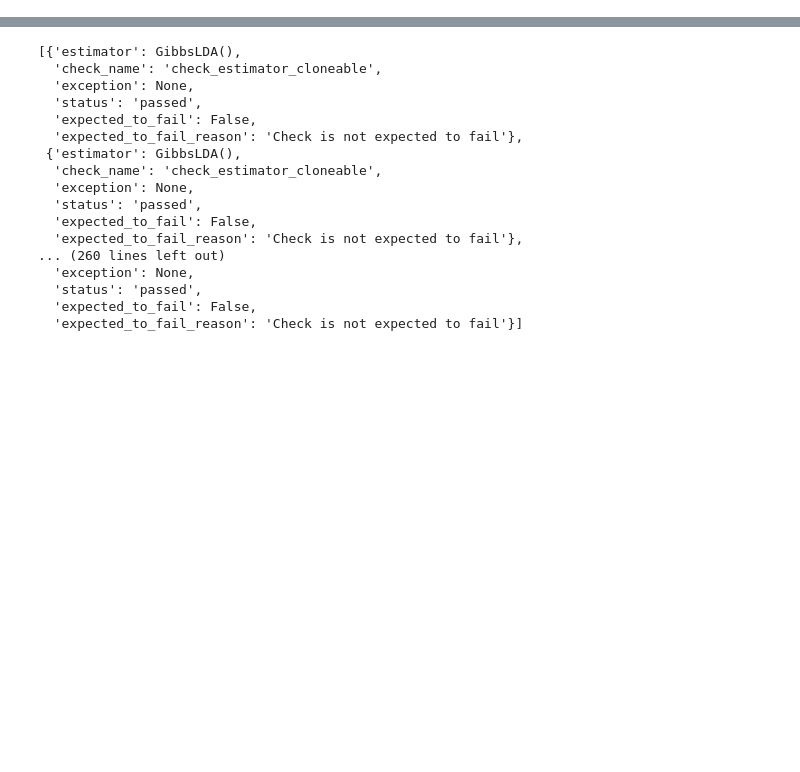
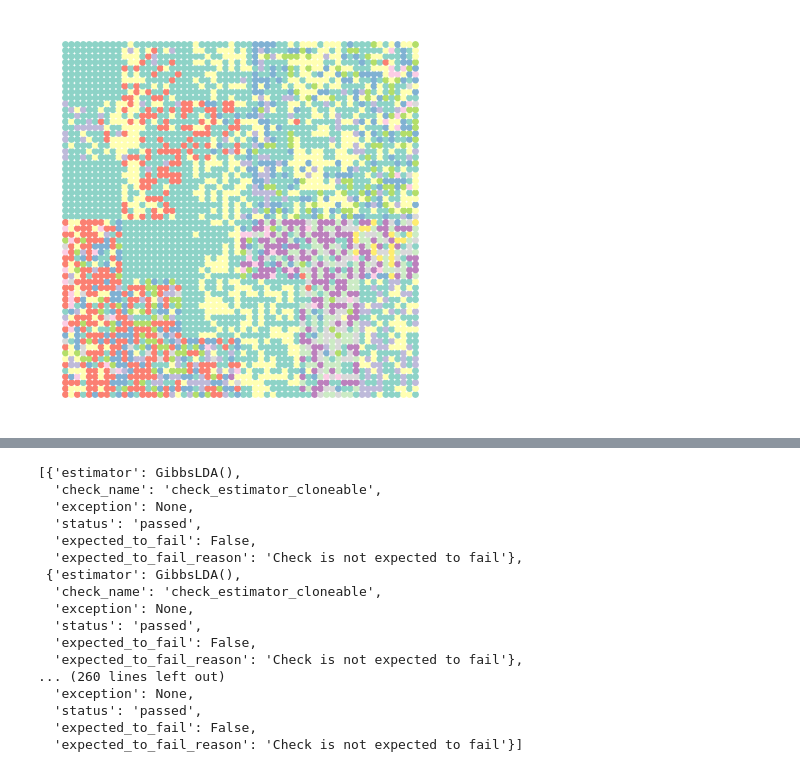
Before and after one commit to craigfouts/asterism, a Jupyter notebook: notebooks/sandbox.ipynb, the cells around one changed output, grey strips where cells are left out. Drawn from its saved outputs; the diff is of its cells as text; code cells hidden in the pictures; blank space fills up the shorter version.

```diff
--- a/notebooks/sandbox.ipynb
+++ b/notebooks/sandbox.ipynb
@@ -16,4 +9,0 @@ show_dataset(data, labels)
-# %%
-model = GibbsLDA(5)
-topics = model.fit_predict(data[:, 3:])
-show_dataset(data, topics)
@@ -21,0 +190,4 @@ show_dataset(data, topics)
+# %%
+model = NCP()
+topics = model.fit(X, y, n_steps=200)(z_features)
+show_dataset(z_locations, topics)
@@ -21,0 +220,4 @@ show_dataset(data, topics)
+# %%
+show_dataset(z_locations, model(z_features))
+# %% [output]
+[figure, added]
```
Also changed, not shown: parts of 25 cells of this notebook, 7 other files.
